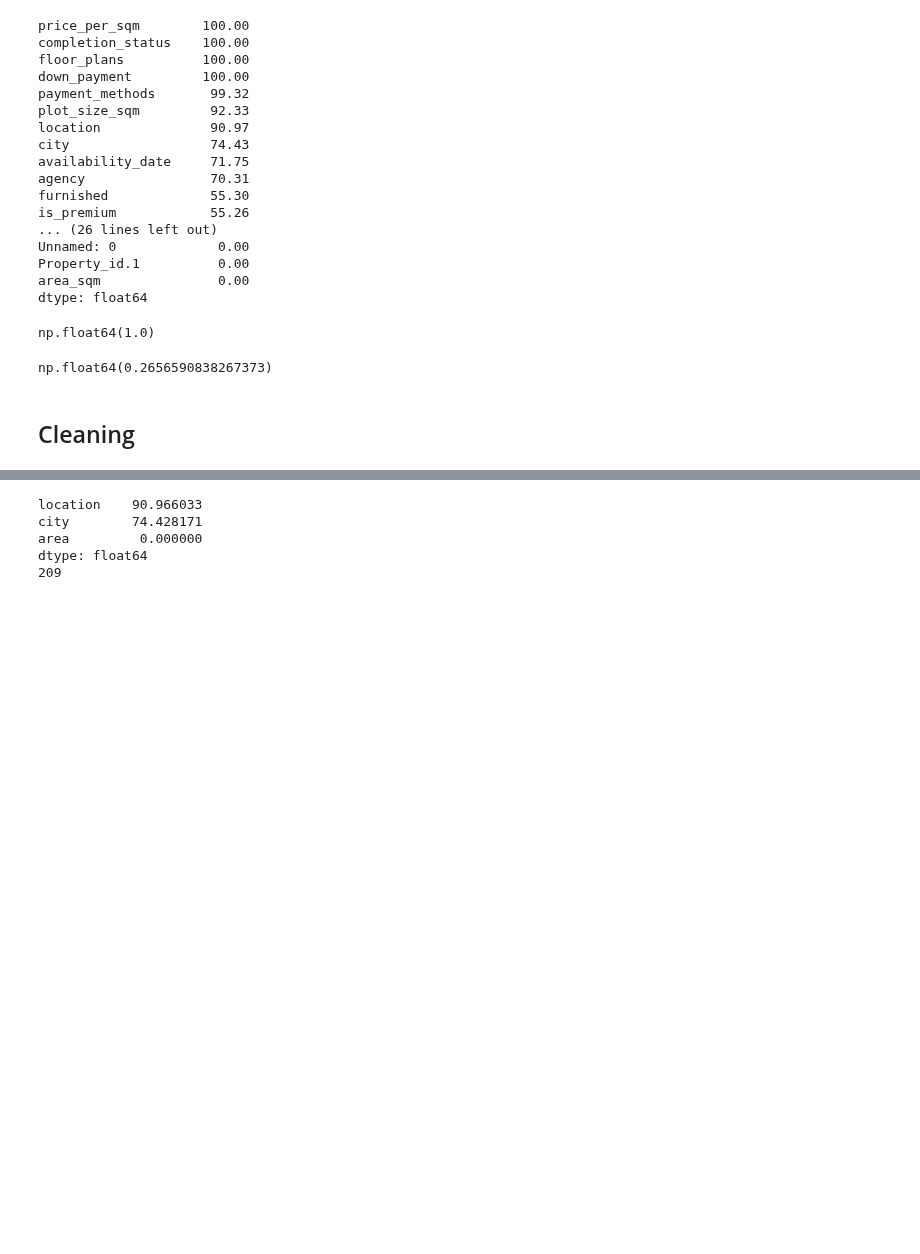
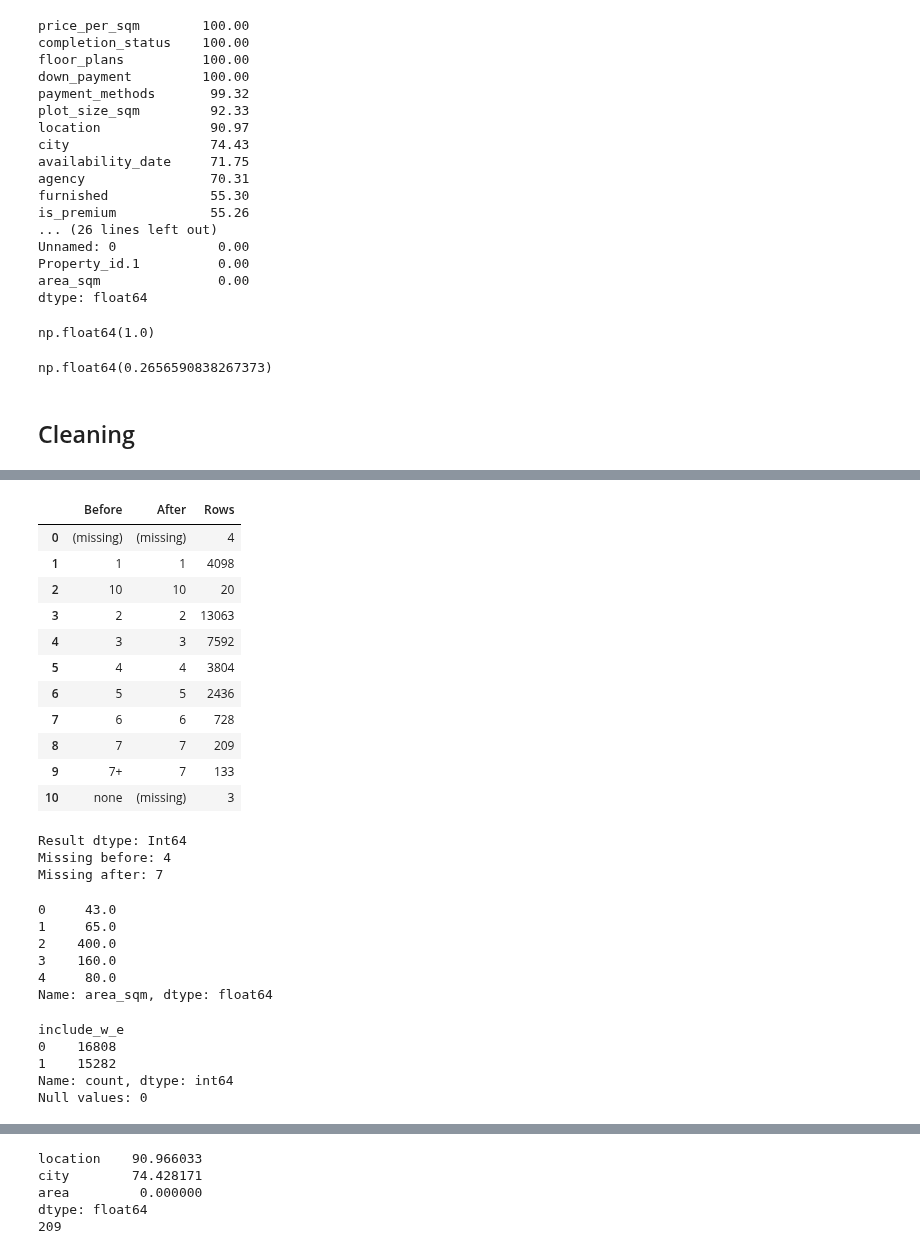
Before and after one commit to talalal3thman/test-github, a Jupyter notebook: Competetion/Competetion.ipynb, the cells around one changed output, grey strips where cells are left out. Saved outputs shown, nothing was run; the diff lists cells and outputs as text; code cells hidden in the pictures; blank space fills up the shorter version.

```diff
--- a/Competetion/Competetion.ipynb
+++ b/Competetion/Competetion.ipynb
@@ -161,0 +265,78 @@ df.loc[
+# %%
+# clean bathroom column
+
+# Clean only bathrooms; retain source labels separately for review.
+bathrooms_before = df['bathrooms'].copy()
+bath = bathrooms_before.astype('string').str.strip().str.lower()
+
+# Whole-number counts stay numeric. '7+' becomes 7 as a LOWER BOUND.
+# 'none', missing and unrecognized labels stay unknown, not zero.
+bath_number = bath.str.extract(r'^(\d+)(?:\.0+)?\s*\+?$', expand=False)
+df['bathrooms'] = pd.to_numeric(bath_number, errors='coerce').astype('Int64')
+
+# Audit tables are separate variables, not extra columns in df.
+bathrooms_audit = pd.DataFrame({
+    'Before': bathrooms_before.astype('string').fillna('(missing)'),
+    'After': df['bathrooms'].astype('string').fillna('(missing)')
+})
+display(bathrooms_audit.groupby(['Before', 'After'], dropna=False).size().reset_index(name='Rows'))
+print('Result dtype:', df['bathrooms'].dtype)
+print('Missing before:', bathrooms_before.isna().sum())
+print('Missing after:', df['bathrooms'].isna().sum())
+# %% [output]
+|  | Before | After | Rows |
+| 0 | (missing) | (missing) | 4 |
+| 1 | 1 | 1 | 4098 |
+| 2 | 10 | 10 | 20 |
+| 3 | 2 | 2 | 13063 |
+| 4 | 3 | 3 | 7592 |
+| 5 | 4 | 4 | 3804 |
+| 6 | 5 | 5 | 2436 |
+| 7 | 6 | 6 | 728 |
+| 8 | 7 | 7 | 209 |
+| 9 | 7+ | 7 | 133 |
+| 10 | none | (missing) | 3 |
+Result dtype: Int64
+Missing before: 4
+Missing after: 7
+# %%
+# cleaning area_sqm col
+
+# Keep the sqm value in entries such as '4,306 sqft / 400 sqm'.
+
+area = df['area_sqm'].astype('string').str.replace(',', '', regex=False).str.strip()
+sqm = area.str.extract(r'(?i)(\d+(?:\.\d+)?)\s*sqm\b', expand=False)
+df['area_sqm'] = pd.to_numeric(sqm.fillna(area), errors='coerce').astype(float)
+df['area_sqm'].head()
+# %% [output]
+0     43.0
+1     65.0
+2    400.0
+3    160.0
+4     80.0
+Name: area_sqm, dtype: float64
+# %%
+# Cleaning ['include_w_e'] column
+
+df['include_w_e'] = (
+    df['include_w_e']
+    .fillna('notSelected')
+    .replace({
+        'inclusive': 1,
+        'Inclusive': 1,
+        'Exclusive': 0,
+        'exclusive': 0,
+        'notSelected': 0
+    })
+    .astype(int)
+)
+
+# Verify
+print(df['include_w_e'].value_counts())
+print('Null values:', df['include_w_e'].isnull().sum())
+# %% [output]
+include_w_e
+0    16808
+1    15282
+Name: count, dtype: int64
+Null values: 0
```
Also changed, not shown: parts of 15 cells of this notebook, 7 other files.
